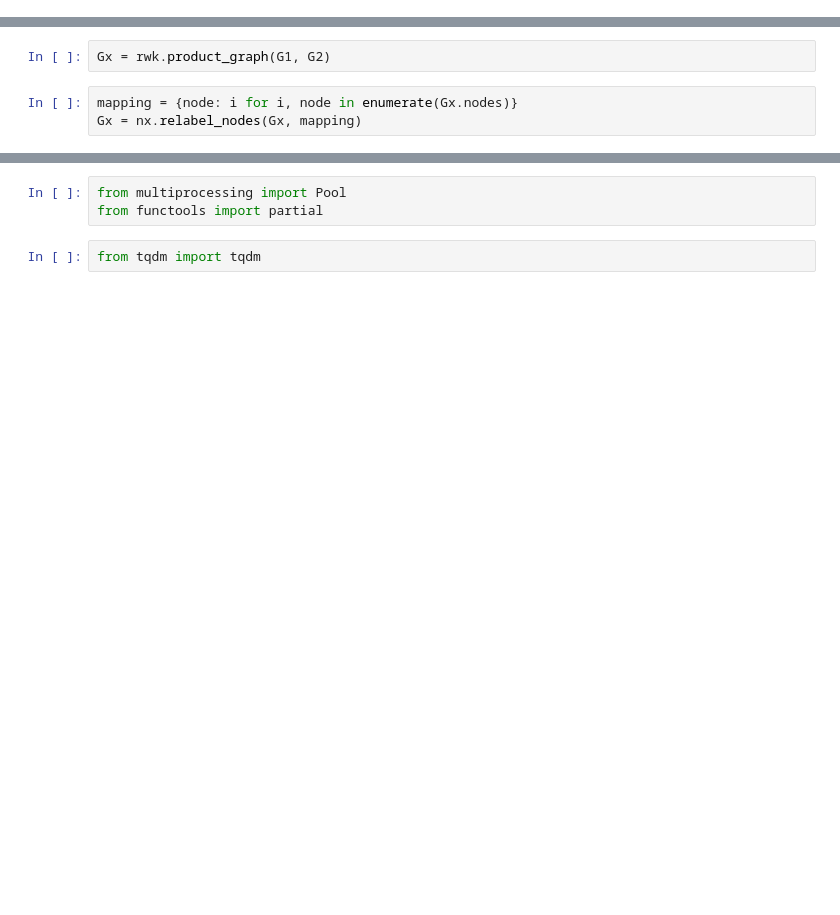
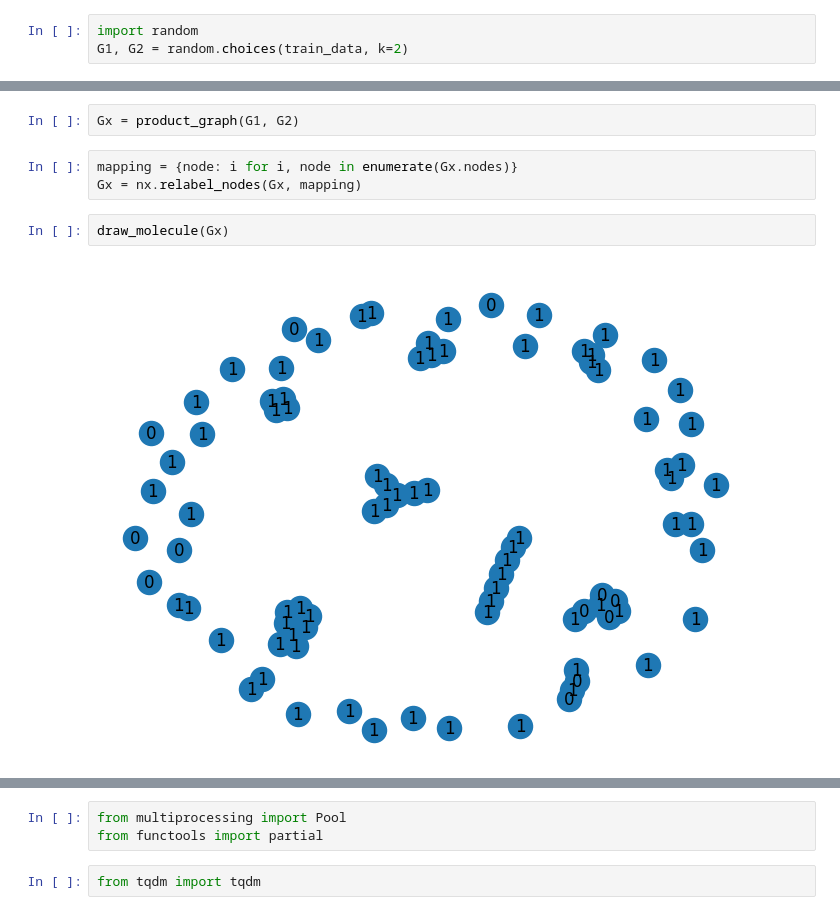
Before and after one commit to g0bel1n/kernel-methods, a Jupyter notebook: notebooks/experiments_geometric_kernel.ipynb, the cells around one changed output, grey strips where cells are left out. Drawn from its saved outputs; the diff is of its cells as text; blank space fills up the shorter version.

```diff
--- a/notebooks/experiments_geometric_kernel.ipynb
+++ b/notebooks/experiments_geometric_kernel.ipynb
@@ -38,3 +36,6 @@ G1, G2 = train_data[0], train_data[1]
+# %%
+import random
+G1, G2 = random.choices(train_data, k=2)
 # %%
 class Walk:
 
@@ -240,7 +243,11 @@ class nthOrderKernel(GraphKernel):
 # %%
-Gx = rwk.product_graph(G1, G2)
+Gx = product_graph(G1, G2)
 # %%
 mapping = {node: i for i, node in enumerate(Gx.nodes)}
 Gx = nx.relabel_nodes(Gx, mapping)
+# %%
+draw_molecule(Gx)
+# %% [output]
+[figure, added]
 # %%
 rwk = RandomWalkKernel()
```
Also changed, not shown: parts of 8 cells of this notebook.
